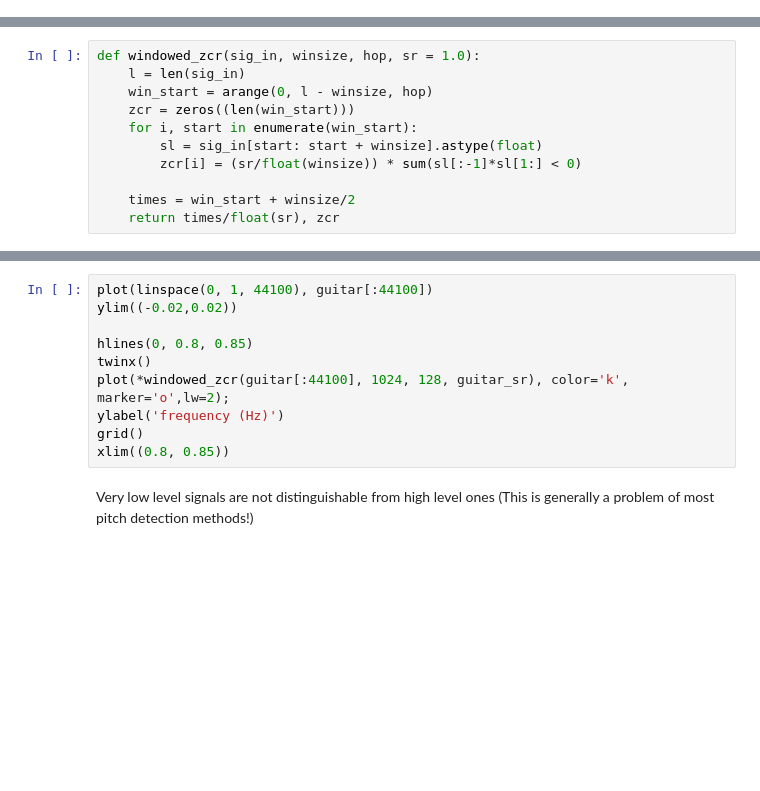
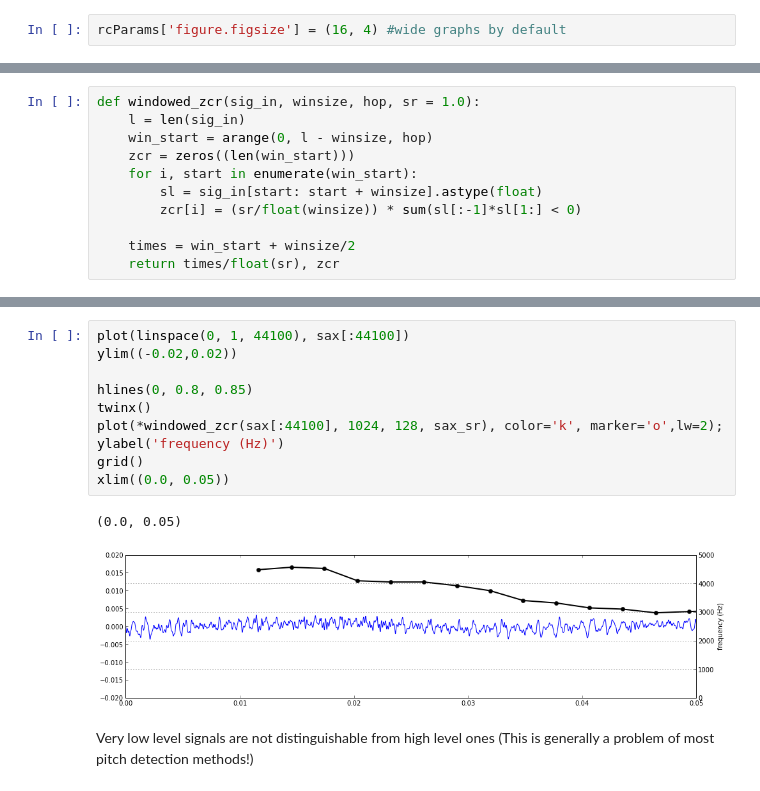
Before and after one commit to mantaraya36/240E-ipython, a Jupyter notebook: Audio Features IIIb-Pitch.ipynb, the cells around one changed output, grey strips where cells are left out. Cells and saved outputs as stored; diff of their text form; blank space fills up the shorter version.

```diff
--- a/Audio Features IIIb-Pitch.ipynb
+++ b/Audio Features IIIb-Pitch.ipynb
@@ -1,3 +1,5 @@
+# %%
+rcParams['figure.figsize'] = (16, 4) #wide graphs by default
 # %% [markdown]
 # Audio Features-Pitch extraction
 # %% [markdown]
@@ -71,12 +90,15 @@ xlim((0.55, 0.6))
 # %%
-plot(linspace(0, 1, 44100), guitar[:44100])
+plot(linspace(0, 1, 44100), sax[:44100])
 ylim((-0.02,0.02))
 
 hlines(0, 0.8, 0.85)
 twinx()
-plot(*windowed_zcr(guitar[:44100], 1024, 128, guitar_sr), color='k', marker='o',lw=2);
+plot(*windowed_zcr(sax[:44100], 1024, 128, sax_sr), color='k', marker='o',lw=2);
 ylabel('frequency (Hz)')
 grid()
-xlim((0.8, 0.85))
+xlim((0.0, 0.05))
+# %% [output]
+(0.0, 0.05)
+[figure, added]
 # %% [markdown]
 Very low level signals are not distinguishable from high level ones (This is generally a problem of most pitch detection methods!)
```
Also changed, not shown: parts of 116 cells of this notebook.
